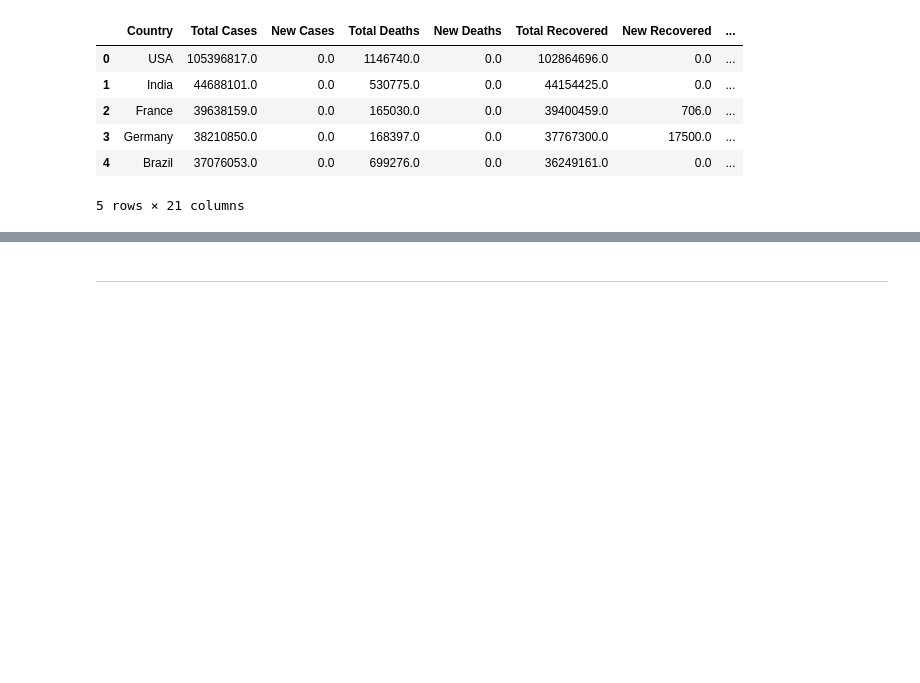
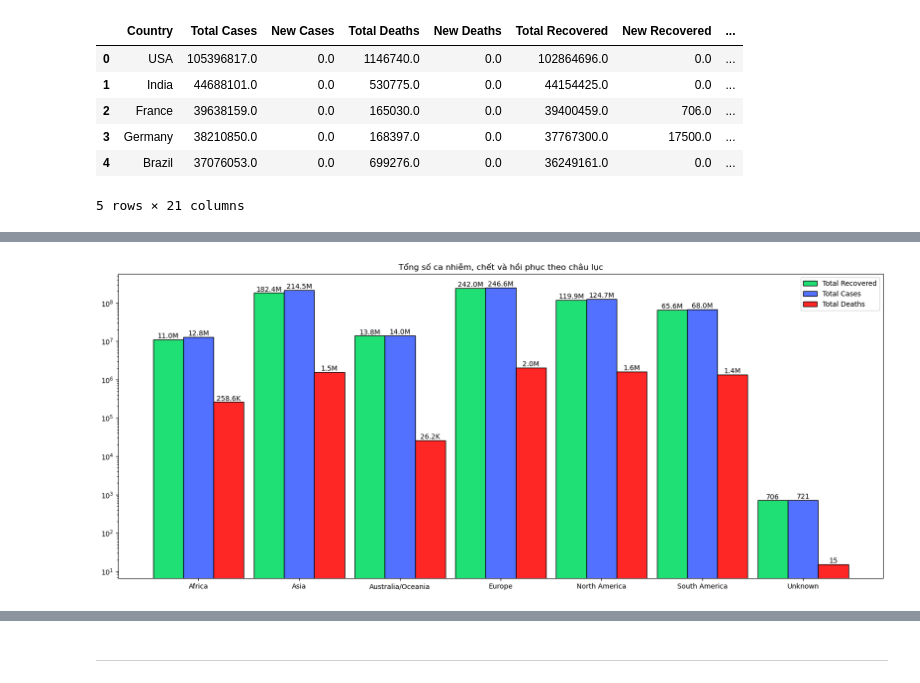
Before and after one commit to quytrungg/Group02_Lab01_CSC10108, a Jupyter notebook: data_analysis_visualize/QT_analysis.ipynb, the cells around one changed output, grey strips where cells are left out. Drawn from its saved outputs; the diff is of its cells as text; code cells hidden in the pictures; blank space fills up the shorter version.

```diff
--- a/data_analysis_visualize/QT_analysis.ipynb
+++ b/data_analysis_visualize/QT_analysis.ipynb
@@ -467,0 +255,69 @@ plt.show()
+# %%
+fig, ax = plt.subplots(1,1, figsize = (20, 8))
+width = 0.3
+
+recover = pd.DataFrame(covid_df.groupby(["Continent"])["Total Recovered"].agg(sum))
+cases = pd.DataFrame(covid_df.groupby(["Continent"])["Total Cases"].agg(sum))
+deaths = pd.DataFrame(covid_df.groupby(["Continent"])["Total Deaths"].agg(sum))
+
+continent = cases["Total Cases"].keys()
+x = np.arange(len(continent))
+ax.set_xticks(x)
+ax.set_xticklabels(continent)
+
+ax.set_title("Tổng số ca nhiễm, chết và hồi phục theo châu lục")
+rect1 = ax.bar(
+    x - width,
+    recover["Total Recovered"].values,
+    width = width,
+    label = 'Total Recovered',
+    edgecolor = "black",
+    color = "#1fe074",
+)
+
+ax.bar_label(
+    ax.containers[0],
+    fontsize=10,
+    labels=[format_y_axis(x) for x in recover["Total Recovered"].values],
+    label_type="edge",
+)
+
+rect2 = ax.bar(
+    x,
+    cases["Total Cases"].values,
+    width = width,
+    label = 'Total Cases',
+    edgecolor = "black",
+    color = "#5271FF"
+)
+
+ax.bar_label(
+    ax.containers[1],
+    fontsize=10,
+    labels=[format_y_axis(x) for x in cases["Total Cases"].values],
+    label_type="edge",
+)
+
+rect3 = ax.bar(
+    x + width,
+    deaths["Total Deaths"].values,
+    width = width,
+    label = 'Total Deaths',
+    edgecolor = "black",
+    color = "#FF2626"
+)
+
+ax.bar_label(
+    ax.containers[2],
+    fontsize=10,
+    labels=[format_y_axis(x) for x in deaths["Total Deaths"].values],
+    label_type="edge",
+)
+
+ax.legend(["Total Recovered", "Total Cases", "Total Deaths"])
+ax.yaxis.set_major_formatter(ticker.FuncFormatter(format_y_axis))
+plt.yscale('log')
+
+plt.show()
+# %% [output]
+[figure, added]
```
Also changed, not shown: parts of 44 cells of this notebook, 12 other files.
